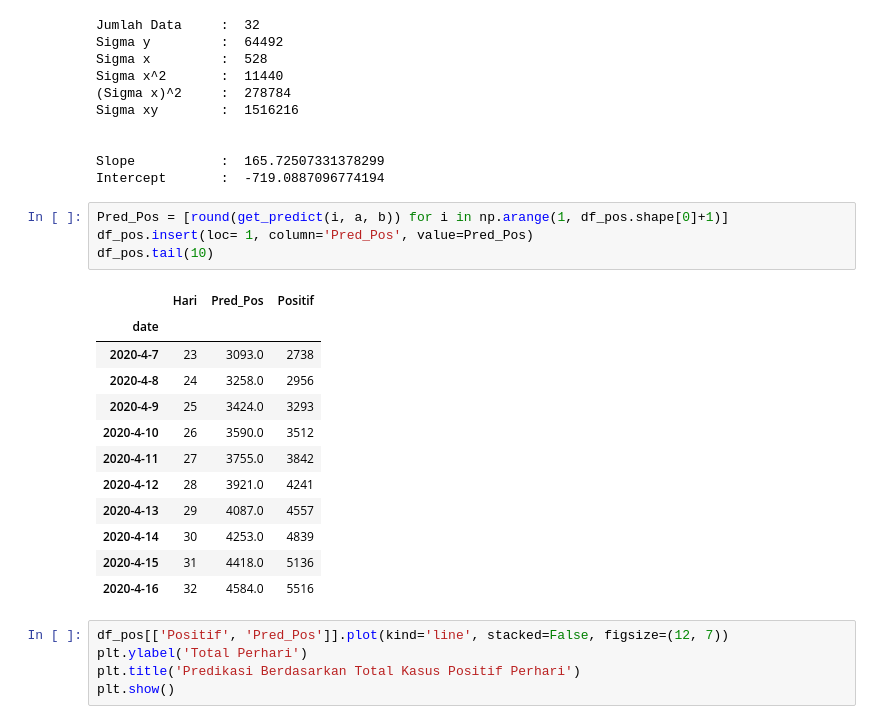
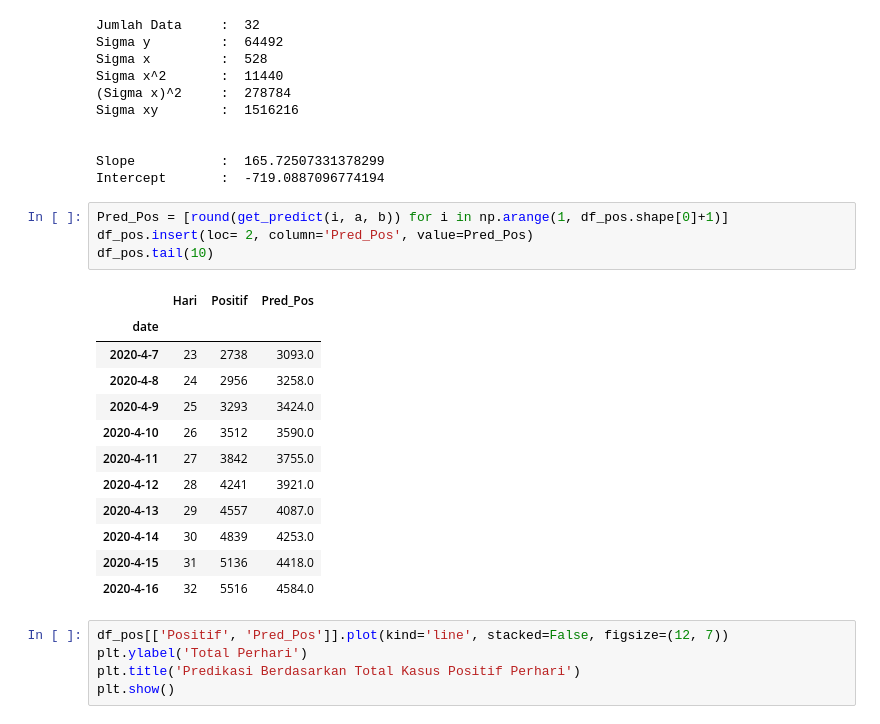
Before and after one commit to haris0/notebook_learning, a Jupyter notebook: college/kkpm/Covid_Prediction_KKPM.ipynb, the cells around one changed output. Drawn from its saved outputs; the diff is of its cells as text.

```diff
--- a/college/kkpm/Covid_Prediction_KKPM.ipynb
+++ b/college/kkpm/Covid_Prediction_KKPM.ipynb
@@ -212,21 +212,21 @@ Slope           :  165.72507331378299
 Intercept       :  -719.0887096774194
 # %%
 Pred_Pos = [round(get_predict(i, a, b)) for i in np.arange(1, df_pos.shape[0]+1)]
-df_pos.insert(loc= 1, column='Pred_Pos', value=Pred_Pos)
+df_pos.insert(loc= 2, column='Pred_Pos', value=Pred_Pos)
 df_pos.tail(10)
 # %% [output]
-|  | Hari | Pred_Pos | Positif |
+|  | Hari | Positif | Pred_Pos |
 | date |  |  |  |
-| 2020-4-7 | 23 | 3093.0 | 2738 |
-| 2020-4-8 | 24 | 3258.0 | 2956 |
-| 2020-4-9 | 25 | 3424.0 | 3293 |
-| 2020-4-10 | 26 | 3590.0 | 3512 |
-| 2020-4-11 | 27 | 3755.0 | 3842 |
-| 2020-4-12 | 28 | 3921.0 | 4241 |
-| 2020-4-13 | 29 | 4087.0 | 4557 |
-| 2020-4-14 | 30 | 4253.0 | 4839 |
-| 2020-4-15 | 31 | 4418.0 | 5136 |
-| 2020-4-16 | 32 | 4584.0 | 5516 |
+| 2020-4-7 | 23 | 2738 | 3093.0 |
+| 2020-4-8 | 24 | 2956 | 3258.0 |
+| 2020-4-9 | 25 | 3293 | 3424.0 |
+| 2020-4-10 | 26 | 3512 | 3590.0 |
+| 2020-4-11 | 27 | 3842 | 3755.0 |
+| 2020-4-12 | 28 | 4241 | 3921.0 |
+| 2020-4-13 | 29 | 4557 | 4087.0 |
+| 2020-4-14 | 30 | 4839 | 4253.0 |
+| 2020-4-15 | 31 | 5136 | 4418.0 |
+| 2020-4-16 | 32 | 5516 | 4584.0 |
 # %%
 df_pos[['Positif', 'Pred_Pos']].plot(kind='line', stacked=False, figsize=(12, 7))
 plt.ylabel('Total Perhari')
```
Also changed, not shown: parts of 3 cells of this notebook.
